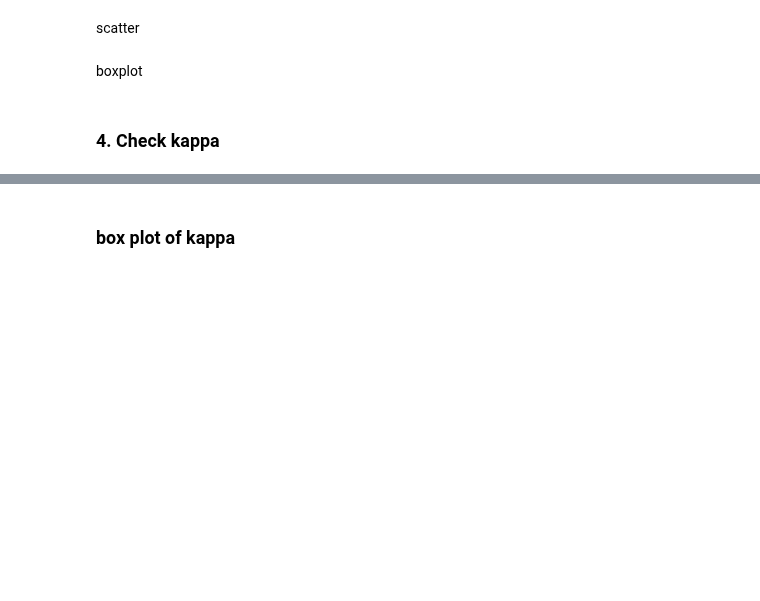
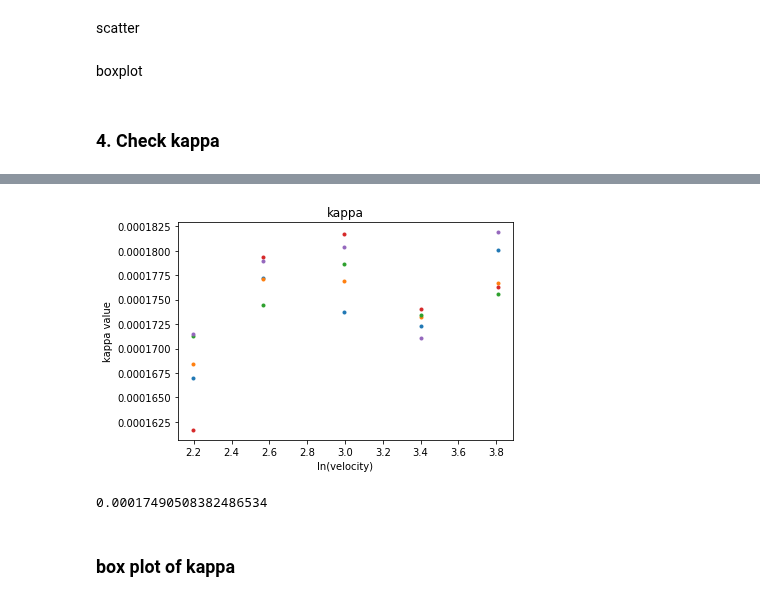
Before and after one commit to JoanneCETsai/Temperature_Calibration, a Jupyter notebook: code/5set_test.ipynb, the cells around one changed output, grey strips where cells are left out. Drawn from its saved outputs; the diff is of its cells as text; code cells hidden in the pictures; blank space fills up the shorter version.

```diff
--- a/code/5set_test.ipynb
+++ b/code/5set_test.ipynb
@@ -372,3 +387,20 @@ plt.savefig("/Users/chiaentsai/Desktop/lab/Temperature_Calibration/5set_test/kap
+# %%
+#新的畫法
+#我新的畫法，x軸會按照順序排列，且是用ln(velocity)當作x軸
+sorted_keys = sorted([int(key) for key in kappa_box.keys()])
+sorted_values = [kappa_box[str(key)] for key in sorted_keys]
+ln_sorted_keys = np.log(sorted_keys)
+plt.plot(ln_sorted_keys, sorted_values, '.')
+plt.xlabel("ln(velocity)")
+plt.ylabel("kappa value")
+plt.title("kappa")
+plt.savefig("/Users/chiaentsai/Desktop/lab/Temperature_Calibration/5set_test/kappa_scatter_for_eachV_lnv.png", format="PNG")
+# %% [output]
+[figure, added]
+# %%
+np.mean(sorted_values)
+# %% [output]
+0.00017490508382486534
 # %% [markdown]
 ### box plot of kappa
 # %%
```
Also changed, not shown: parts of 12 cells of this notebook, 1 other file.
